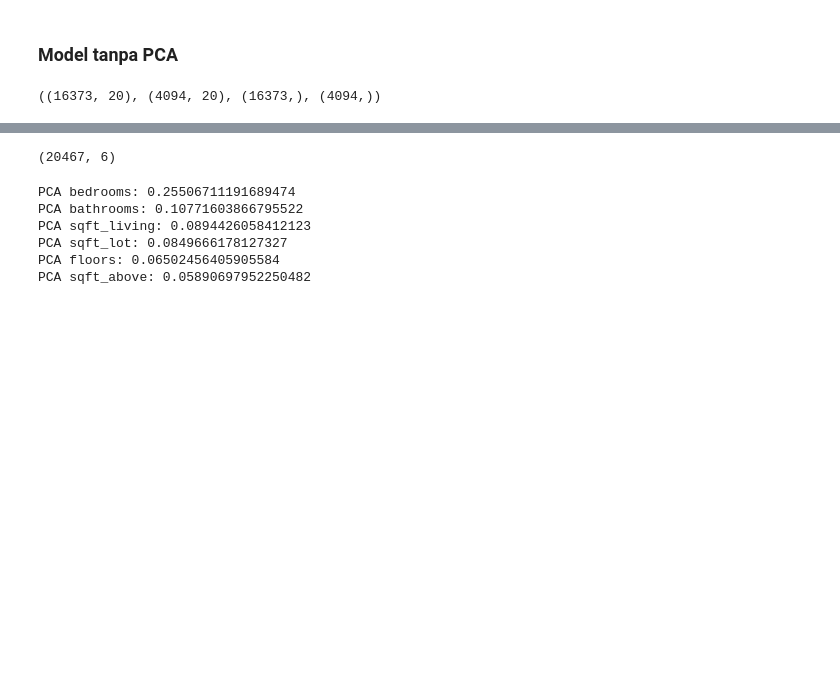
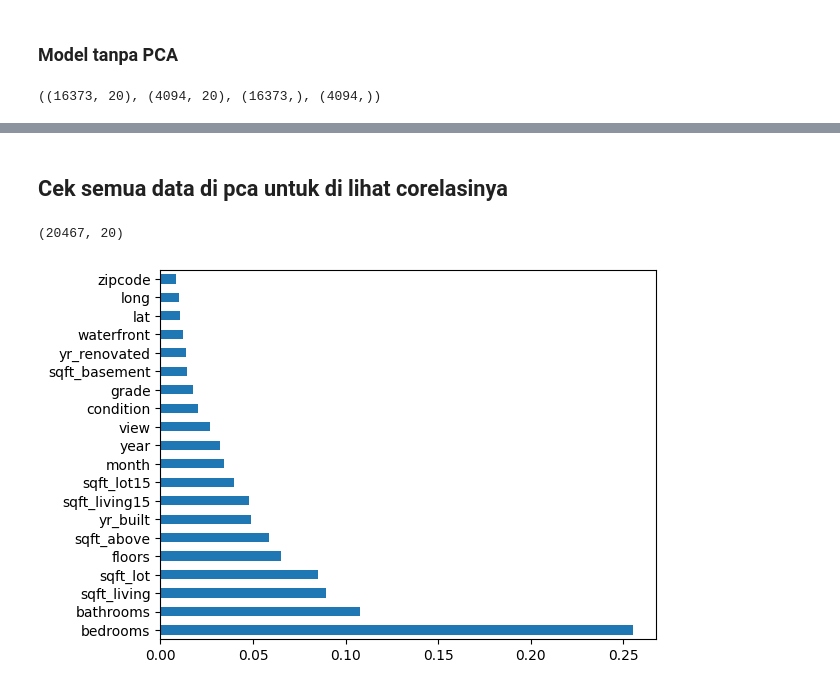
Before and after one commit to mirzhachrn/JaGidCad, a Jupyter notebook: Prediksi harga rumah/Code/newPrediksi.ipynb, the cells around one changed output, grey strips where cells are left out. Saved outputs shown, nothing was run; the diff lists cells and outputs as text; code cells hidden in the pictures; blank space fills up the shorter version.

```diff
--- a/Prediksi harga rumah/Code/newPrediksi.ipynb
+++ b/Prediksi harga rumah/Code/newPrediksi.ipynb
@@ -302,19 +302,19 @@ R2: 0.8615673456580197
+# %% [markdown]
+## Cek semua data di pca untuk di lihat corelasinya
 # %%
 from sklearn.decomposition import PCA
 
-pca = PCA(n_components=6, random_state=0)
+pca = PCA(n_components=20, random_state=0)
 pca.fit(data_scaled)
 pca_data = pca.transform(data_scaled)
 pca_data.shape
 # %% [output]
-(20467, 6)
+(20467, 20)
 # %%
-for i, explained_variance in enumerate(pca.explained_variance_ratio_):
-    print(f'PCA {data_scaled.columns[i]}: {explained_variance}')
+# for i, explained_variance in enumerate(pca.explained_variance_ratio_):
+#     print(f'PCA {data_scaled.columns[i]}: {explained_variance}')
+explained_variance = pd.Series(pca.explained_variance_ratio_, index = data_scaled.columns[:-1])
+explained_variance.nlargest(25).plot(kind='barh')
+plt.show()
 # %% [output]
-PCA bedrooms: 0.25506711191689474
-PCA bathrooms: 0.10771603866795522
-PCA sqft_living: 0.0894426058412123
-PCA sqft_lot: 0.0849666178127327
-PCA floors: 0.06502456405905584
-PCA sqft_above: 0.05890697952250482
+[figure, added]
```
Also changed, not shown: parts of 14 cells of this notebook, 1 other file.
